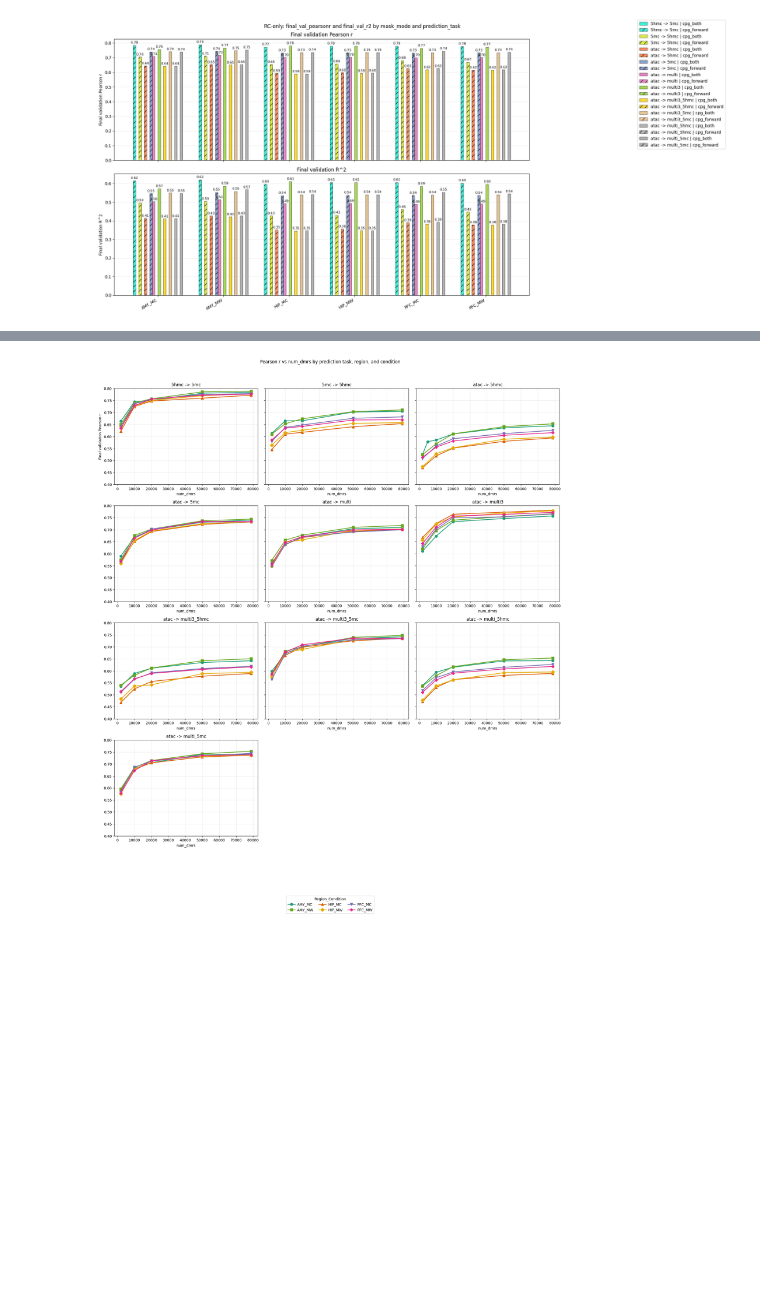
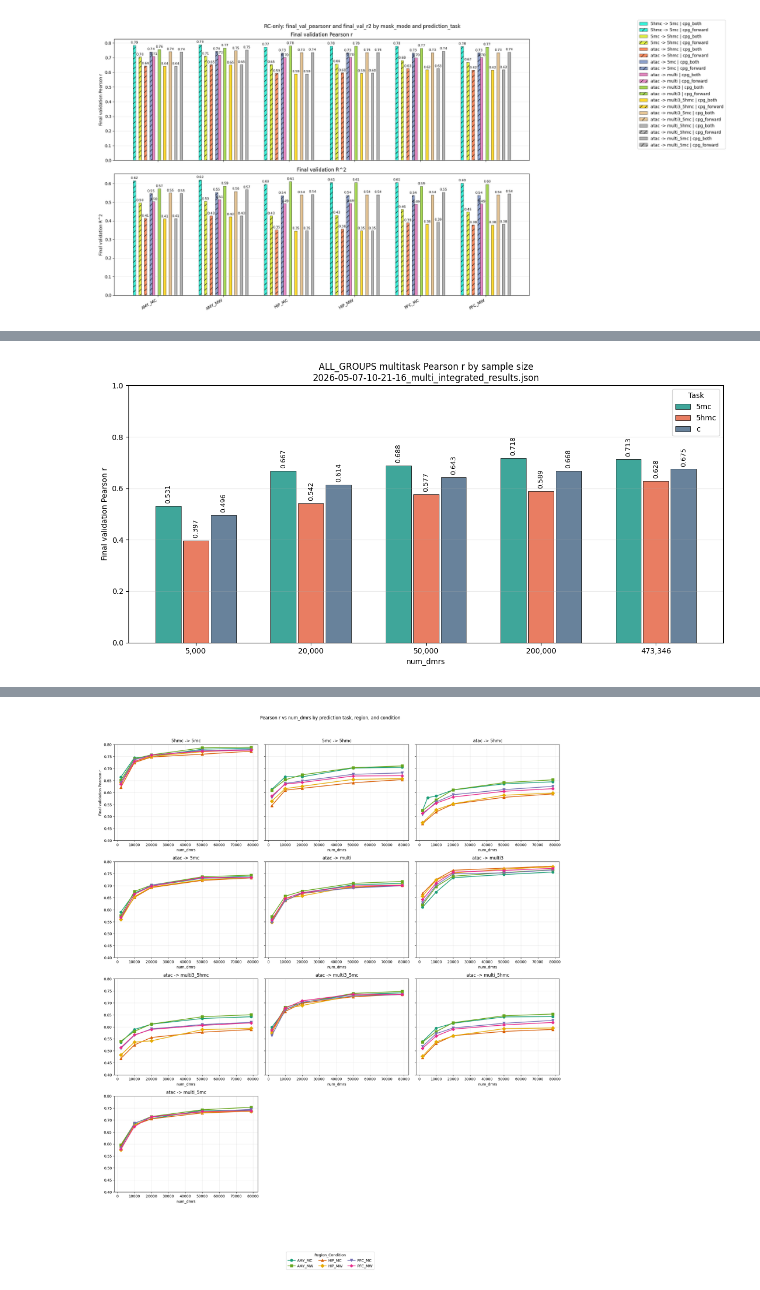
Before and after one commit to juychen/mmllm, a Jupyter notebook: analyze_prediction_results.ipynb, the cells around one changed output, grey strips where cells are left out. Drawn from its saved outputs; the diff is of its cells as text; code cells hidden in the pictures; blank space fills up the shorter version.

```diff
--- a/analyze_prediction_results.ipynb
+++ b/analyze_prediction_results.ipynb
@@ -385,0 +352,80 @@ plt.show()
+# %%
+# Plot ALL_GROUPS performance as grouped bars for the three multitask outputs
+allgroup_dir = OUTPUT_ROOT / 'ALL_GROUPS'
+allgroup_json_paths = sorted(
+    path for path in allgroup_dir.glob('*_multi_integrated_results.json')
+    if '_5mc_' not in path.name and '_5hmc_' not in path.name and '_c_' not in path.name
+)
+if not allgroup_json_paths:
+    raise FileNotFoundError(f'No integrated ALL_GROUPS results JSON found under {allgroup_dir}')
+
+allgroup_json_path = allgroup_json_paths[-1]
+with allgroup_json_path.open('r', encoding='utf-8') as handle:
+    allgroup_bundle = json.load(handle)
+
+allgroup_rows = []
+for result in allgroup_bundle.get('results', []):
+    for task_name, pearson_value in result.get('final_val_pearsonr_per_task', {}).items():
+        allgroup_rows.append({
+            'num_dmrs': result['num_dmrs'],
+            'task': task_name,
+            'final_val_pearsonr': pearson_value,
+            'final_val_r2': result.get('final_val_r2_per_task', {}).get(task_name),
+            'final_val_loss': result.get('final_val_loss_per_task', {}).get(task_name),
+        })
+
+df_allgroups = pd.DataFrame(allgroup_rows)
+if df_allgroups.empty:
+    raise ValueError(f'No per-task rows found in {allgroup_json_path.name}')
+
+task_order = ['5mc', '5hmc', 'c']
+task_order = [task for task in task_order if task in set(df_allgroups['task'])]
+plot_df = df_allgroups.copy()
+plot_df['task'] = pd.Categorical(plot_df['task'], categories=task_order, ordered=True)
+plot_df = plot_df.sort_values(['num_dmrs', 'task']).reset_index(drop=True)
+plot_df
+
+fig, ax = plt.subplots(figsize=(12, 6))
+sample_sizes = sorted(plot_df['num_dmrs'].unique())
+x = np.arange(len(sample_sizes))
+bar_width = 0.24
+task_colors = {'5mc': '#2a9d8f', '5hmc': '#e76f51', 'c': '#577590'}
+
+for idx, task_name in enumerate(task_order):
+    task_subset = plot_df[plot_df['task'] == task_name].set_index('num_dmrs')
+    values = [task_subset.at[sample_size, 'final_val_pearsonr'] if sample_size in task_subset.index else np.nan for sample_size in sample_sizes]
+    offset = (idx - (len(task_order) - 1) / 2) * bar_width
+    bars = ax.bar(
+        x + offset,
+        values,
+        width=bar_width * 0.92,
+        color=task_colors.get(task_name, '#999999'),
+        edgecolor='black',
+        linewidth=0.6,
+        label=task_name,
+        alpha=0.9,
+    )
+    for bar, value in zip(bars, values):
+        if pd.notna(value):
+            ax.text(
+                bar.get_x() + bar.get_width() / 2,
+                value + 0.01,
+                f'{value:.3f}',
+                ha='center',
+                va='bottom',
+                fontsize=9,
+                rotation=90,
+            )
+
+ax.set_xticks(x)
+ax.set_xticklabels([f'{sample_size:,}' for sample_size in sample_sizes])
+ax.set_xlabel('num_dmrs')
+ax.set_ylabel('Final validation Pearson r')
+ax.set_title(f'ALL_GROUPS multitask Pearson r by sample size\n{allgroup_json_path.name}')
+ax.grid(axis='y', alpha=0.25)
+ax.legend(title='Task')
+ax.set_ylim(0, max(1.0, float(plot_df['final_val_pearsonr'].max()) + 0.08))
+plt.tight_layout()
+plt.show()
+# %% [output]
+[figure, added]
```
Also changed, not shown: parts of 5 cells of this notebook, 2 other files.
